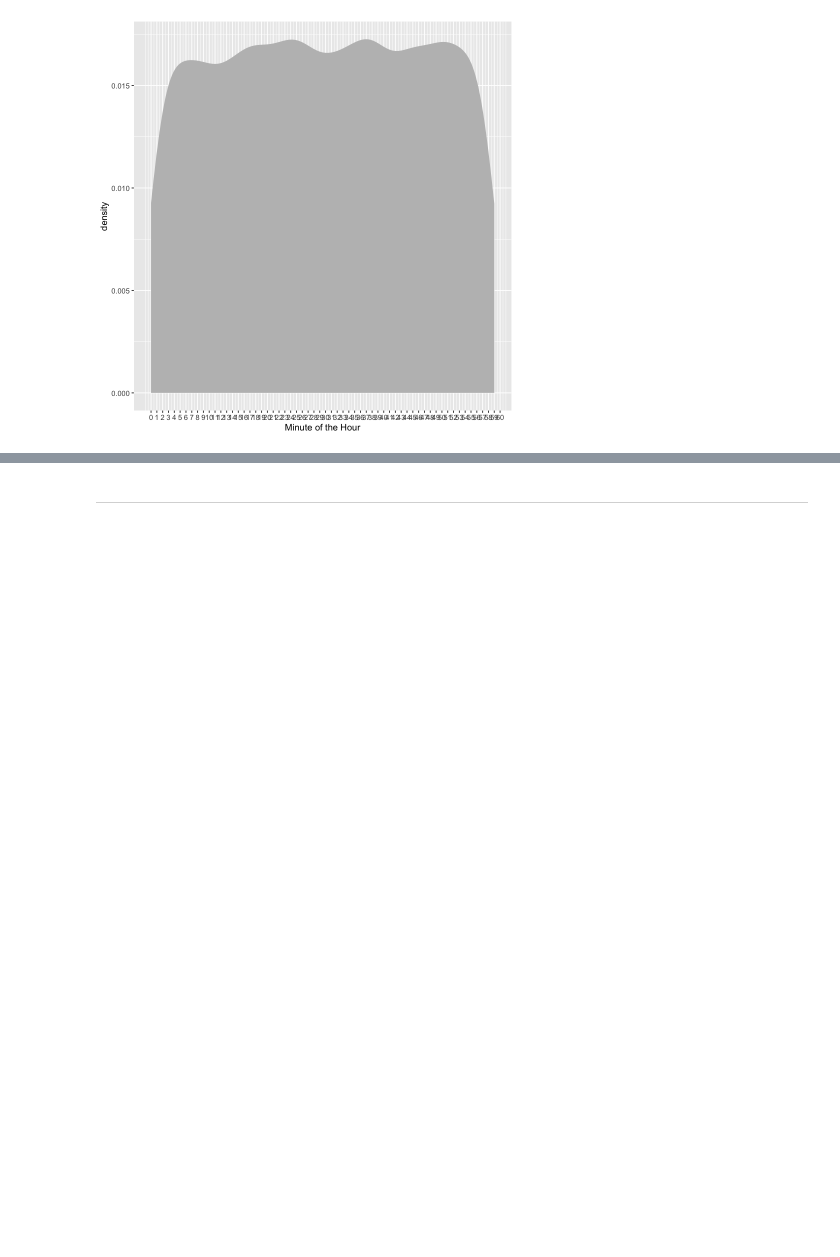
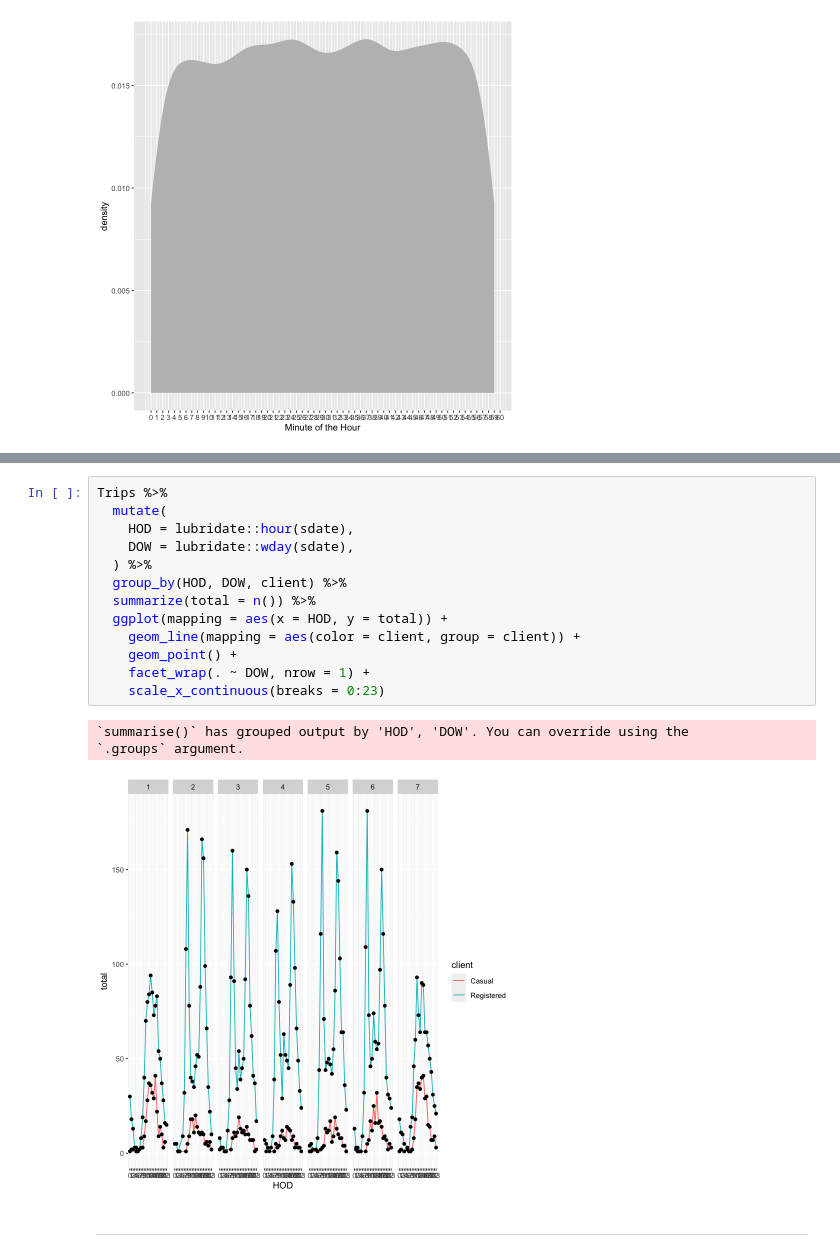
Before and after one commit to stat184-summer2023/a07-ggplot-davefriedman01, a Jupyter notebook: A07.ipynb, the cells around one changed output, grey strips where cells are left out. Saved outputs shown, nothing was run; the diff lists cells and outputs as text; blank space fills up the shorter version.

```diff
--- a/A07.ipynb
+++ b/A07.ipynb
@@ -171,2 +201,19 @@ Trips %>%
+# %%
+Trips %>%
+  mutate(
+    HOD = lubridate::hour(sdate),
+    DOW = lubridate::wday(sdate),
+  ) %>%
+  group_by(HOD, DOW, client) %>%
+  summarize(total = n()) %>%
+  ggplot(mapping = aes(x = HOD, y = total)) +
+    geom_line(mapping = aes(color = client, group = client)) +
+    geom_point() +
+    facet_wrap(. ~ DOW, nrow = 1) +
+    scale_x_continuous(breaks = 0:23)
+# %% [output]
+`summarise()` has grouped output by 'HOD', 'DOW'. You can override using the
+`.groups` argument.
+[figure, added]
 # %% [markdown]
 ---
```
Also changed, not shown: parts of 2 cells of this notebook.
